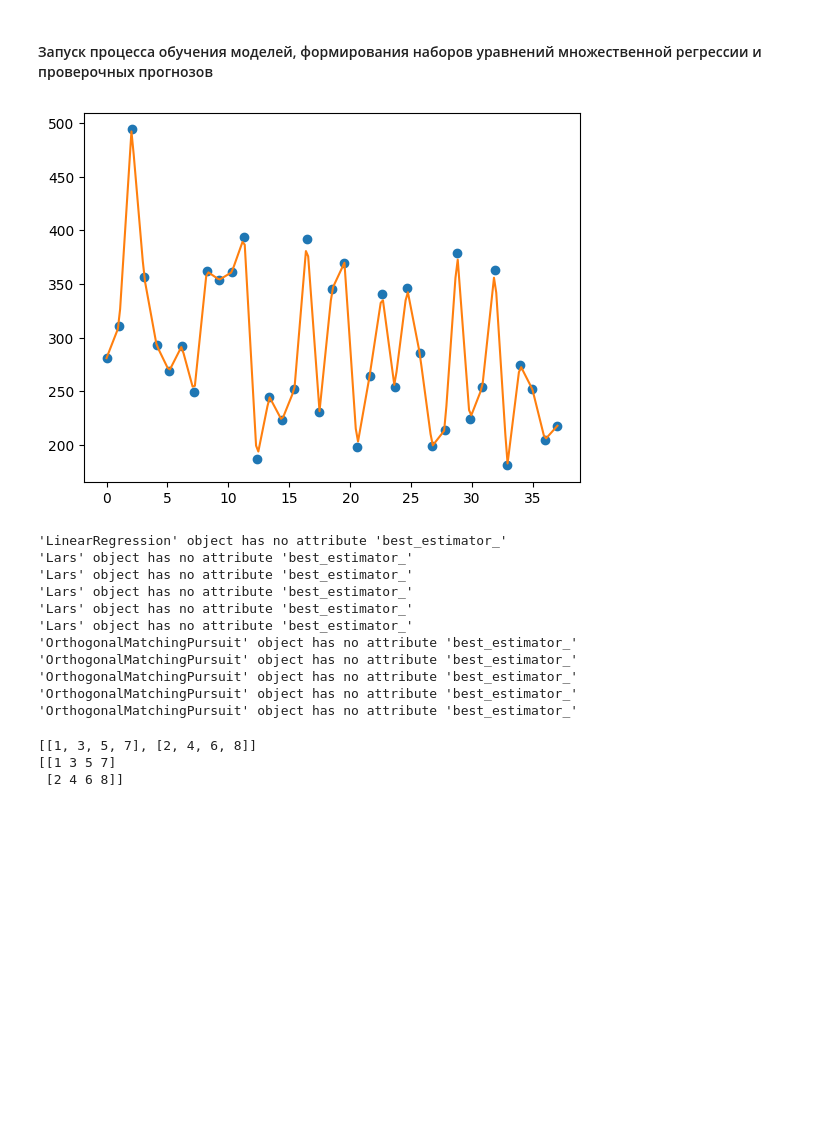
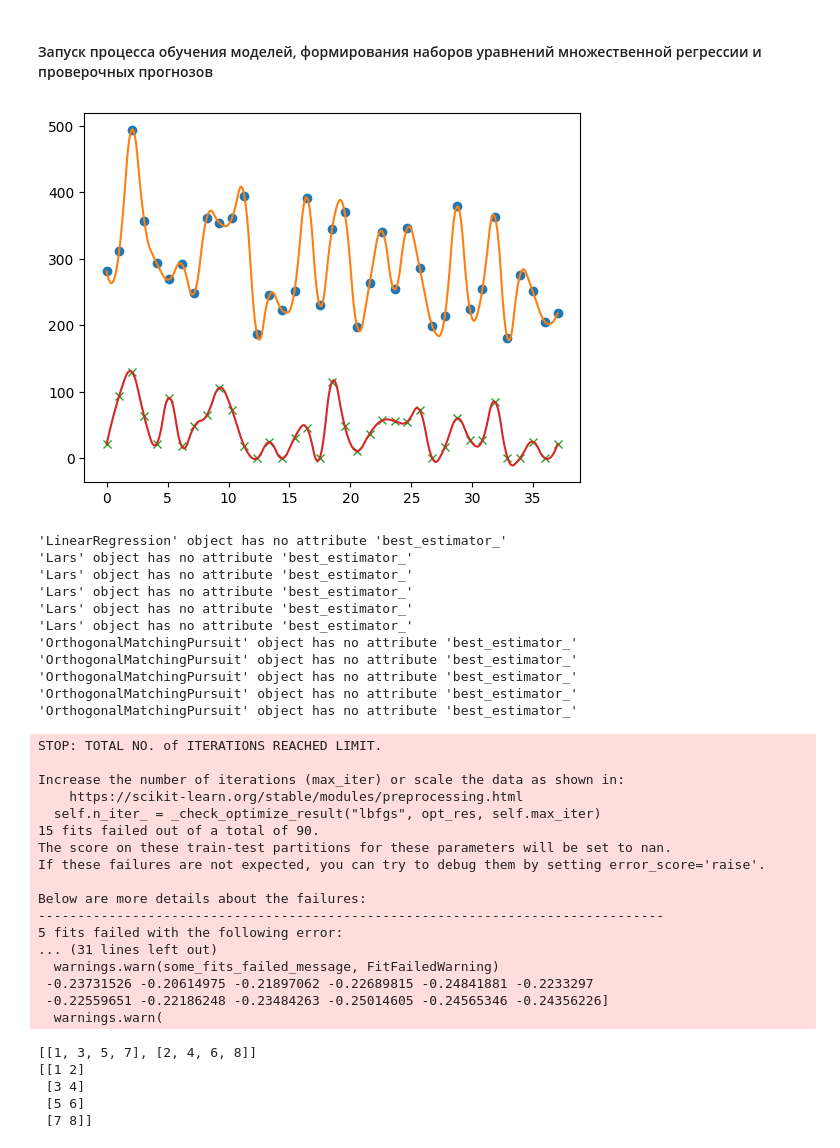
Before and after one commit to ruslanatsabryk/pkogo, a Jupyter notebook: models-v7-1.4.1stage.ipynb, the cells around one changed output. Cells and saved outputs as stored; diff of their text form; code cells hidden in the pictures; blank space fills up the shorter version.

Commit message:
Interpolation parameters

```diff
--- a/models-v7-1.4.1stage.ipynb
+++ b/models-v7-1.4.1stage.ipynb
@@ -203,7 +203,7 @@ def get_norms(dataset_name):
 # %% [markdown]
 #### Функция получения аугментированных данных
 # %%
-def augment_data(x_data, y_data, n, k=1):
+def augment_data(x_data, y_data, n, k=2, s=0):
     #print(x_data)
     data_len = len(y_data)
 
@@ -214,7 +214,7 @@ def augment_data(x_data, y_data, n, k=1):
 
     x_list = []
     for arr in x_splitted:
-        x_spl = splrep(x_points, arr, k=k)
+        x_spl = splrep(x_points, arr, k=k, s=s)
         x_points_n = np.linspace(0, data_len, n)
         x_col_augmented = splev(x_points_n, x_spl)
         x_list.append(x_col_augmented)
@@ -222,12 +222,13 @@ def augment_data(x_data, y_data, n, k=1):
     #print(x_augmented)
 
     y_points = np.linspace(0, data_len, data_len)
-    y_spl = splrep(y_points, y_data, k=k)
+    y_spl = splrep(y_points, y_data, k=k, s=s)
     y_points_n = np.linspace(0, data_len, n)
     y_augmented = splev(y_points_n, y_spl)
     #print(y_augmented)
 
     plt.plot(y_points, y_data, 'o', y_points_n, y_augmented)
+    plt.plot(x_points, x_data[:, 0], 'x', x_points_n, x_augmented[:, 0])
     plt.show()
 
     return x_augmented, y_augmented
@@ -562,7 +563,7 @@ def compare_models(pr_group, n_test=None, norms=True, top_best=None, augment=0):
             if top_best is not None:
                 if i >= top_best:
                     break
-            verify_forecast(ds, rl, i, pr_group=pr_group, n_test=n_test)
+            verify_forecast(ds, rl, i, pr_group=pr_group, n_test=n_test, norms=norms)
 
     return datasets_result
 # %% [markdown]
@@ -724,10 +725,10 @@ def verify_forecast(dataset_name, rl, num, pr_group, n_test=None, norms=True):
 #### Запуск процесса обучения моделей, формирования наборов уравнений множественной регрессии и проверочных прогнозов
 # %%
 top_best = None
-result1 = compare_models(pr_group=1, n_test=0, norms=True, top_best=top_best, augment=200)
+result1 = compare_models(pr_group=0, n_test=0, norms=True, top_best=top_best, augment=500)
 #result2 = compare_models(pr_group=2, n_test=0, norms=True, top_best=top_best)
 # %% [output]
-[figure, old version]
+[figure, new version]
 'LinearRegression' object has no attribute 'best_estimator_'
 'Lars' object has no attribute 'best_estimator_'
 'Lars' object has no attribute 'best_estimator_'
@@ -739,6 +740,23 @@ result1 = compare_models(pr_group=1, n_test=0, norms=True, top_best=top_best, au
 'OrthogonalMatchingPursuit' object has no attribute 'best_estimator_'
 'OrthogonalMatchingPursuit' object has no attribute 'best_estimator_'
 'OrthogonalMatchingPursuit' object has no attribute 'best_estimator_'
+STOP: TOTAL NO. of ITERATIONS REACHED LIMIT.
+
+Increase the number of iterations (max_iter) or scale the data as shown in:
+    https://scikit-learn.org/stable/modules/preprocessing.html
+  self.n_iter_ = _check_optimize_result("lbfgs", opt_res, self.max_iter)
+15 fits failed out of a total of 90.
+The score on these train-test partitions for these parameters will be set to nan.
+If these failures are not expected, you can try to debug them by setting error_score='raise'.
+
+Below are more details about the failures:
+--------------------------------------------------------------------------------
+5 fits failed with the following error:
+... (31 lines left out)
+  warnings.warn(some_fits_failed_message, FitFailedWarning)
+ -0.23731526 -0.20614975 -0.21897062 -0.22689815 -0.24841881 -0.2233297
+ -0.22559651 -0.22186248 -0.23484263 -0.25014605 -0.24565346 -0.24356226]
+  warnings.warn(
 # %%
 a = [1,3,5,7]
 b = [2,4,6,8]
@@ -746,9 +764,11 @@ c = []
 c.append(a)
 c.append(b)
 print(c)
-arr = np.asarray(c)
+arr = np.asarray(c).T
 print(arr)
 # %% [output]
 [[1, 3, 5, 7], [2, 4, 6, 8]]
-[[1 3 5 7]
- [2 4 6 8]]
+[[1 2]
+ [3 4]
+ [5 6]
+ [7 8]]
```
Also changed, not shown: 29 other files.
